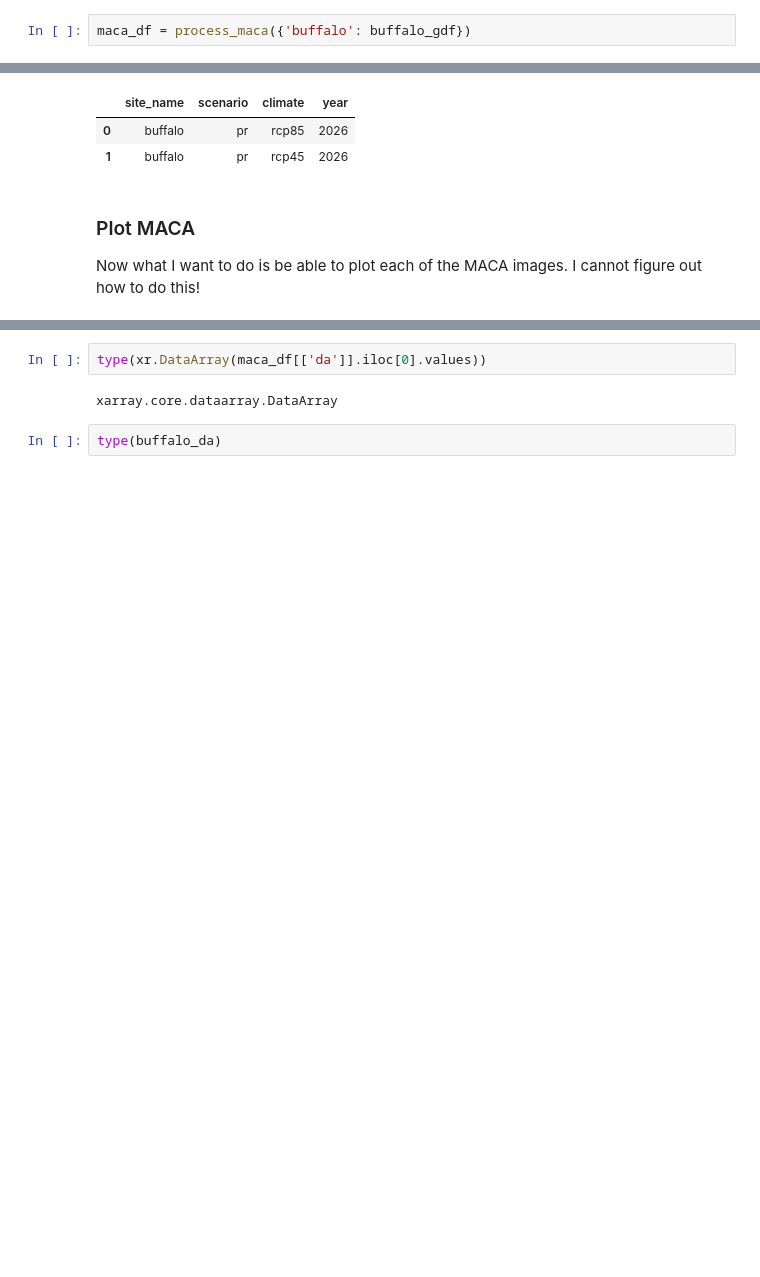
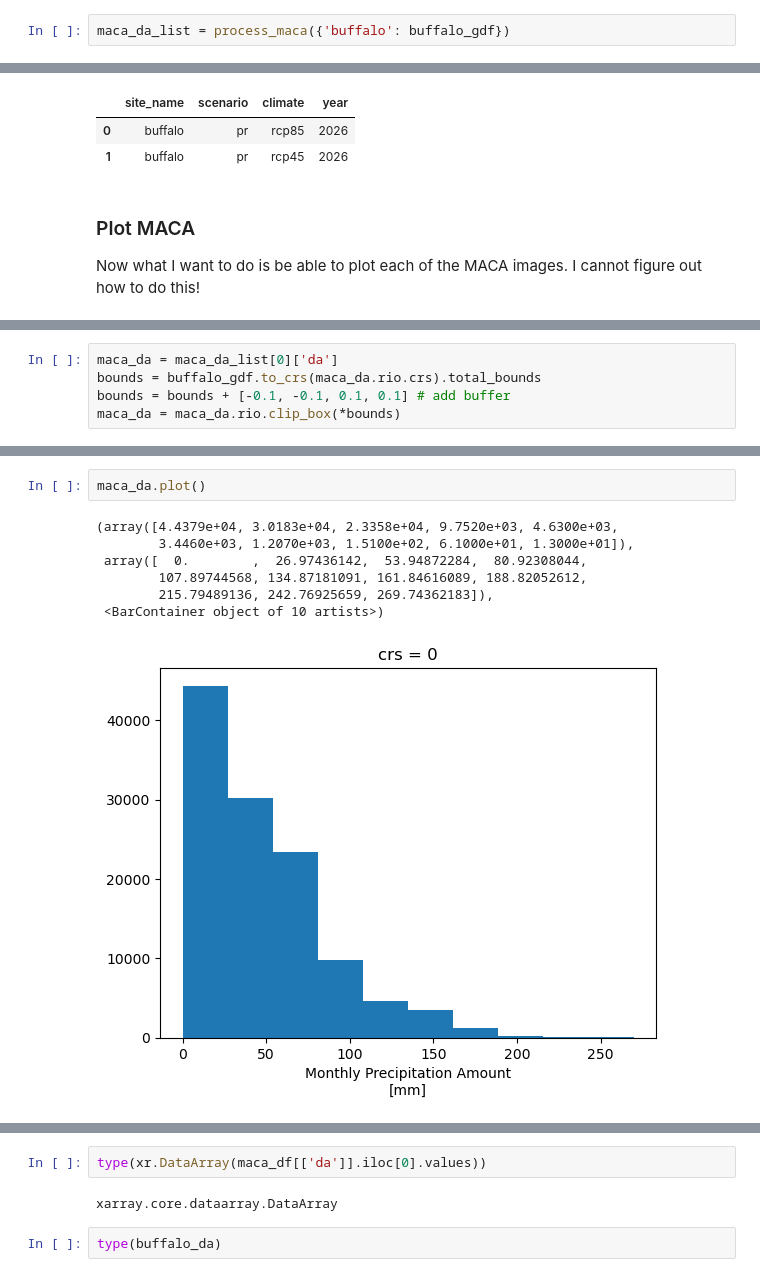
Before and after one commit to byandell-envsys/habitatSuitability, a Jupyter notebook: 2_1_download_model_vars.ipynb, the cells around one changed output, grey strips where cells are left out. Drawn from its saved outputs; the diff is of its cells as text; blank space fills up the shorter version.

Commit message:
work to date on maca

```diff
--- a/2_1_download_model_vars.ipynb
+++ b/2_1_download_model_vars.ipynb
@@ -218,7 +145,7 @@ Consider climate variables air termperature or precipitation (`_pr_`) with OPEND
     - RCP45 (current) vs RCP85 (high)
 -
 # %%
-maca_df = process_maca({'buffalo': buffalo_gdf})
+maca_da_list = process_maca({'buffalo': buffalo_gdf})
 # %% [output]
 http://thredds.northwestknowledge.net:8080/thredds/dodsC/MACAV2/BNU-ESM/macav2metdata_pr_BNU-ESM_r1i1p1_rcp85_2026_2030_CONUS_monthly.nc
 Note:Caching=1
@@ -241,0 +177,5 @@ pandas.core.frame.DataFrame
+# %%
+maca_da = maca_da_list[0]['da']
+bounds = buffalo_gdf.to_crs(maca_da.rio.crs).total_bounds
+bounds = bounds + [-0.1, -0.1, 0.1, 0.1] # add buffer
+maca_da = maca_da.rio.clip_box(*bounds)
@@ -241,0 +226,10 @@ pandas.core.frame.DataFrame
+# %%
+maca_da.plot()
+# %% [output]
+(array([4.4379e+04, 3.0183e+04, 2.3358e+04, 9.7520e+03, 4.6300e+03,
+        3.4460e+03, 1.2070e+03, 1.5100e+02, 6.1000e+01, 1.3000e+01]),
+ array([  0.        ,  26.97436142,  53.94872284,  80.92308044,
+        107.89744568, 134.87181091, 161.84616089, 188.82052612,
+        215.79489136, 242.76925659, 269.74362183]),
+ <BarContainer object of 10 artists>)
+[figure, added]
```
Also changed, not shown: parts of 22 cells of this notebook, 1 other file.
